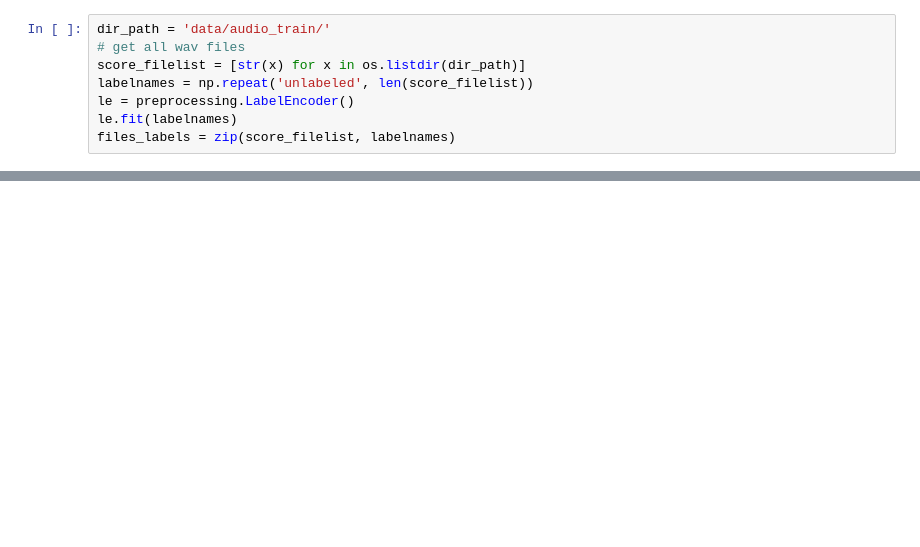
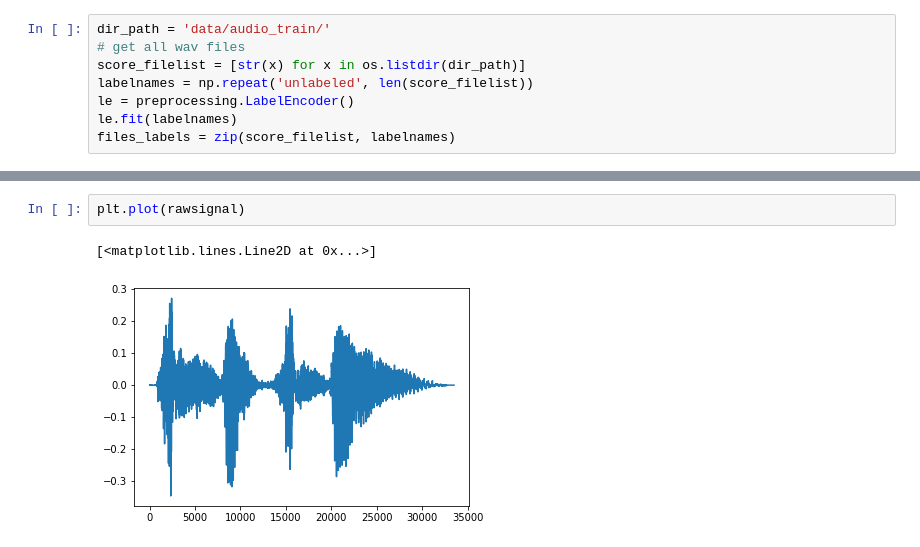
Before and after one commit to Venkat-Rajgopal/Audio-Tagging, a Jupyter notebook: notebooks/feature_extractor.ipynb, the cells around one changed output, grey strips where cells are left out. Saved outputs shown, nothing was run; the diff lists cells and outputs as text; blank space fills up the shorter version.

```diff
--- a/notebooks/feature_extractor.ipynb
+++ b/notebooks/feature_extractor.ipynb
@@ -64,0 +169,5 @@ max_
+# %%
+plt.plot(rawsignal)
+# %% [output]
+[<matplotlib.lines.Line2D at 0x...>]
+[figure, added]
```
Also changed, not shown: parts of 16 cells of this notebook.
